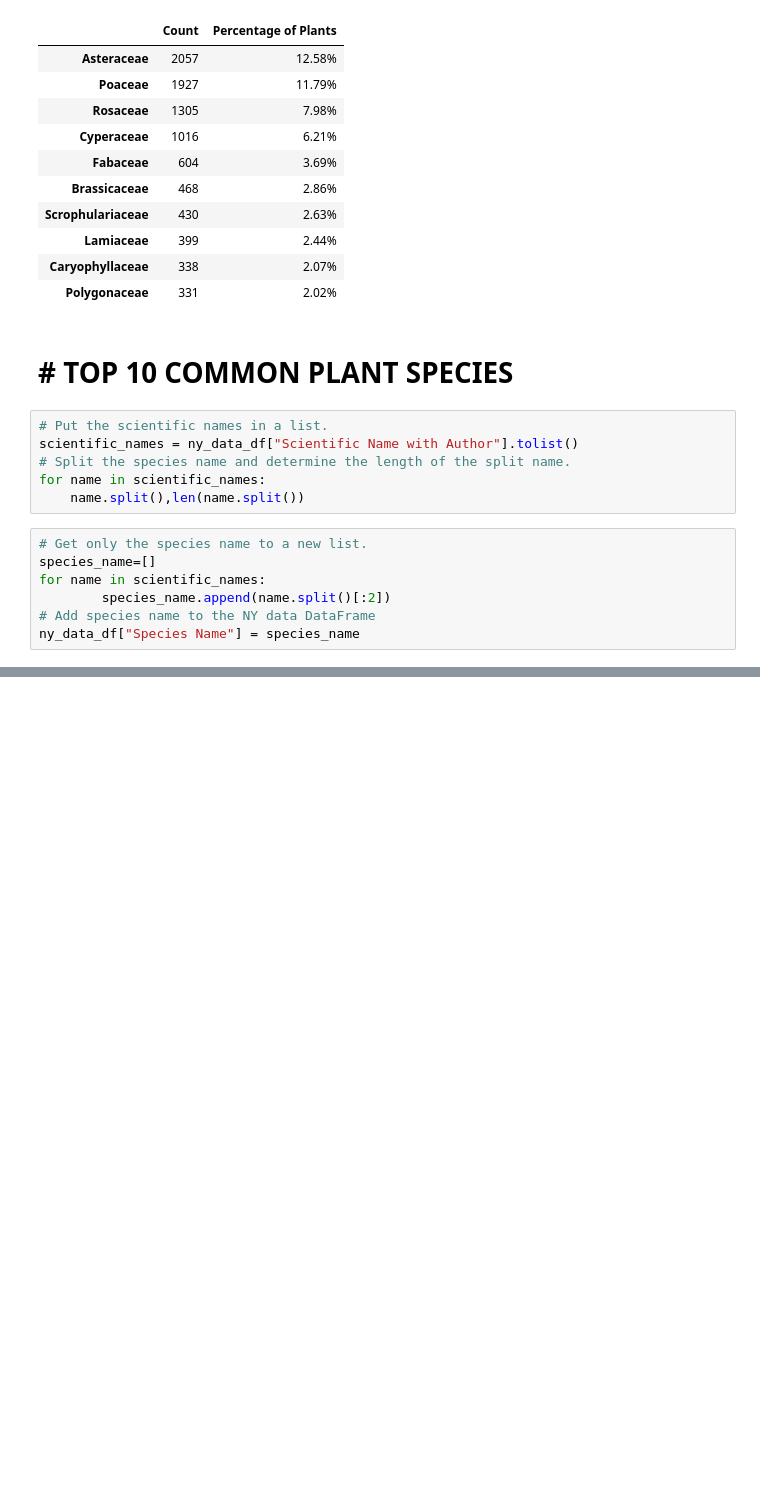
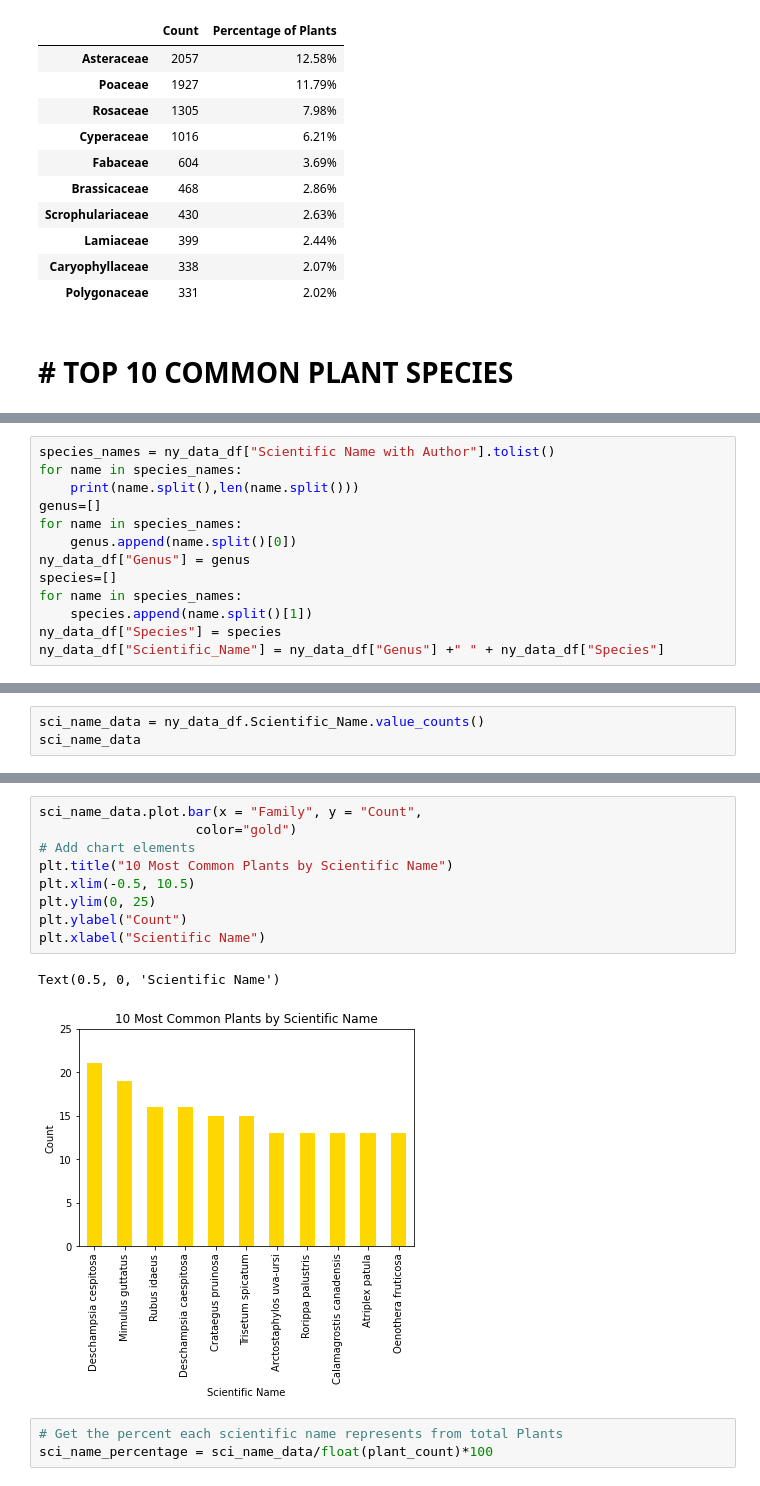
Before and after one commit to RuthLD/State_Plant_Analysis, a Jupyter notebook: State_Analysis_NY.ipynb, the cells around one changed output, grey strips where cells are left out. Drawn from its saved outputs; the diff is of its cells as text; blank space fills up the shorter version.

```diff
--- a/State_Analysis_NY.ipynb
+++ b/State_Analysis_NY.ipynb
@@ -101,16 +101,3 @@ family_df.head(10)
 | Polygonaceae | 331 | 2.02% |
 # %% [markdown]
 # # TOP 10 COMMON PLANT SPECIES
-# %%
-# Put the scientific names in a list.
-scientific_names = ny_data_df["Scientific Name with Author"].tolist()
-# Split the species name and determine the length of the split name.
-for name in scientific_names:
-    name.split(),len(name.split())
-# %%
-# Get only the species name to a new list.
-species_name=[]
-for name in scientific_names:
-        species_name.append(name.split()[:2])
-# Add species name to the NY data DataFrame
-ny_data_df["Species Name"] = species_name
@@ -137,0 +104,13 @@ TypeError: unhashable type: 'list'
+# %%
+species_names = ny_data_df["Scientific Name with Author"].tolist()
+for name in species_names:
+    print(name.split(),len(name.split()))
+genus=[]
+for name in species_names:
+    genus.append(name.split()[0])
+ny_data_df["Genus"] = genus
+species=[]
+for name in species_names:
+    species.append(name.split()[1])
+ny_data_df["Species"] = species
+ny_data_df["Scientific_Name"] = ny_data_df["Genus"] +" " + ny_data_df["Species"]
@@ -137,0 +137,3 @@ TypeError: unhashable type: 'list'
+# %%
+sci_name_data = ny_data_df.Scientific_Name.value_counts()
+sci_name_data
@@ -137,0 +153,15 @@ TypeError: unhashable type: 'list'
+# %%
+sci_name_data.plot.bar(x = "Family", y = "Count",
+                    color="gold")
+# Add chart elements
+plt.title("10 Most Common Plants by Scientific Name")
+plt.xlim(-0.5, 10.5)
+plt.ylim(0, 25)
+plt.ylabel("Count")
+plt.xlabel("Scientific Name")
+# %% [output]
+Text(0.5, 0, 'Scientific Name')
+[figure, added]
+# %%
+# Get the percent each scientific name represents from total Plants
+sci_name_percentage = sci_name_data/float(plant_count)*100
```
Also changed, not shown: parts of 7 cells of this notebook, 3 other files.
